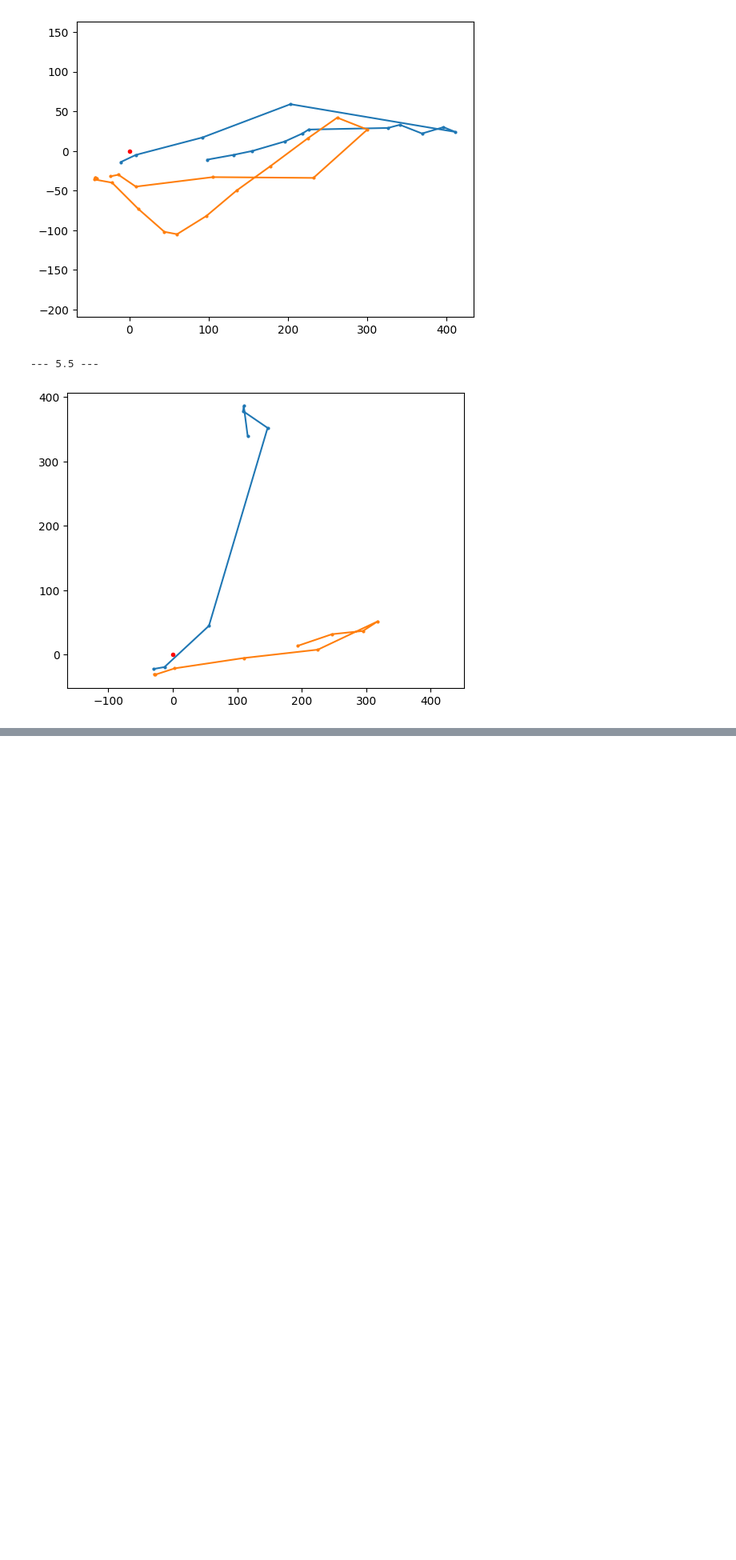
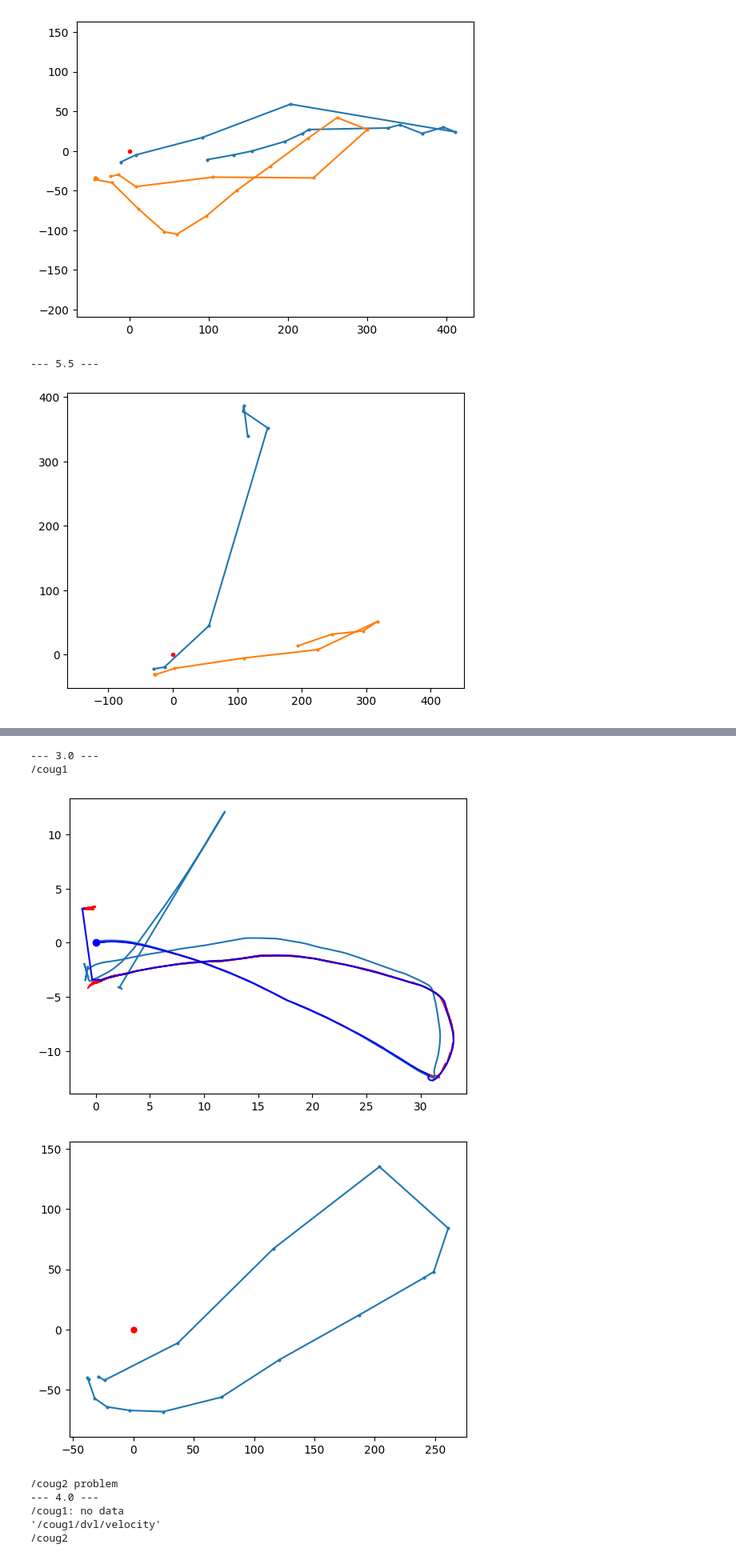
Before and after one commit to BYU-FRoSt-Lab/cougars-base-station, a Jupyter notebook: postprocessing/mission_plot.ipynb, the cells around one changed output, grey strips where cells are left out. Shown at 80% size. Drawn from its saved outputs; the diff is of its cells as text; code cells hidden in the pictures; blank space fills up the shorter version.

```diff
--- a/postprocessing/mission_plot.ipynb
+++ b/postprocessing/mission_plot.ipynb
@@ -490,3 +510,80 @@ for mission, dfsByTopic in dfsByMission.items():
 --- 5.5 ---
 /coug1: no data
 /coug2: no data
+# %%
+# dvl integral approximation
+
+from scipy.spatial.transform import Rotation as R
+from math import sin, cos, pi
+
+for mission, dfsByTopic in dfsByMission.items():
+    print(f"--- {mission} ---")
+    for ns in VEHCILE_NAMESPACES:
+        try:
+            dvl_v = dfsByTopic[ns+"/dvl/velocity"]
+            dvl_p = dfsByTopic[ns+"/dvl/position"]
+            # imu_df = dfsByTopic[ns+"/modem_imu"]
+            position = np.zeros(3)
+            x = []
+            y = []
+            time_gen = timewise_gen(
+                dvl_v["timestamp"],
+                (dvl_v, dvl_p),
+                accept_range=pd.Timedelta("1 second"))
+            dvl_v_row, dvl_p_row = next(time_gen)
+            i = 0
+            for next_v_row, next_p_row in time_gen:
+                body_v = np.array([
+                    dvl_v_row['twist.twist.linear.x'],
+                    dvl_v_row['twist.twist.linear.y'],
+                    dvl_v_row['twist.twist.linear.z']])
+                yaw = dvl_p_row["yaw"]
+                pitch = dvl_p_row["pitch"]
+                roll = dvl_p_row["roll"]
+                dvl_R = R.from_euler('xyz', [roll, pitch, yaw], degrees=True)
+                true_yaw = dvl_R.inv().as_euler('zyx',degrees=False)[0]+pi/2
+                global_v = np.array(dvl_R.apply(body_v))
+                delta_t = (next_v_row["timestamp"]-dvl_v_row["timestamp"]).total_seconds()
+                position += delta_t * global_v
+                x.append(float(position[0]))
+                y.append(float(position[1]))
+                dvl_v_row = next_v_row
+                dvl_p_row = next_p_row
+
+                if i%10==0:
+                    x_ = position[0]
+                    y_ = position[1]
+                    plt.plot([x_, x_+1*sin(true_yaw)],[y_, y_+1*cos(true_yaw)], 'r-')
+                i+=1
+
+            plt.plot(dvl_p["position.x"], dvl_p["position.y"])
+            plt.plot(x, y, 'b-')
+            plt.plot(0,0,'bo')
+            print(ns)
+            plt.axis('equal')
+            plt.show()
+
+            bst_rec = dfsByTopic["/modem_rec"]
+            modem_from_bid = bst_rec[bst_rec['src_id']==bid]
+            if len(modem_from_bid)>0:
+                plt.plot(modem_from_bid['position_easting'],
+                        modem_from_bid['position_northing'],
+                        "-o", markersize=2)
+                plt.plot(0,0,'ro',markersize=5)
+                plt.axis('equal')
+                plt.show()
+        except KeyError as e:
+            print(ns+": no data")
+            print(e)
+        except StopIteration:
+            print(ns+" problem")
+# %% [output]
+--- 3.0 ---
+/coug1
+[figure, added]
+[figure, added]
+/coug2 problem
+--- 4.0 ---
+/coug1: no data
+'/coug1/dvl/velocity'
+/coug2
```
Also changed, not shown: parts of 14 cells of this notebook.
